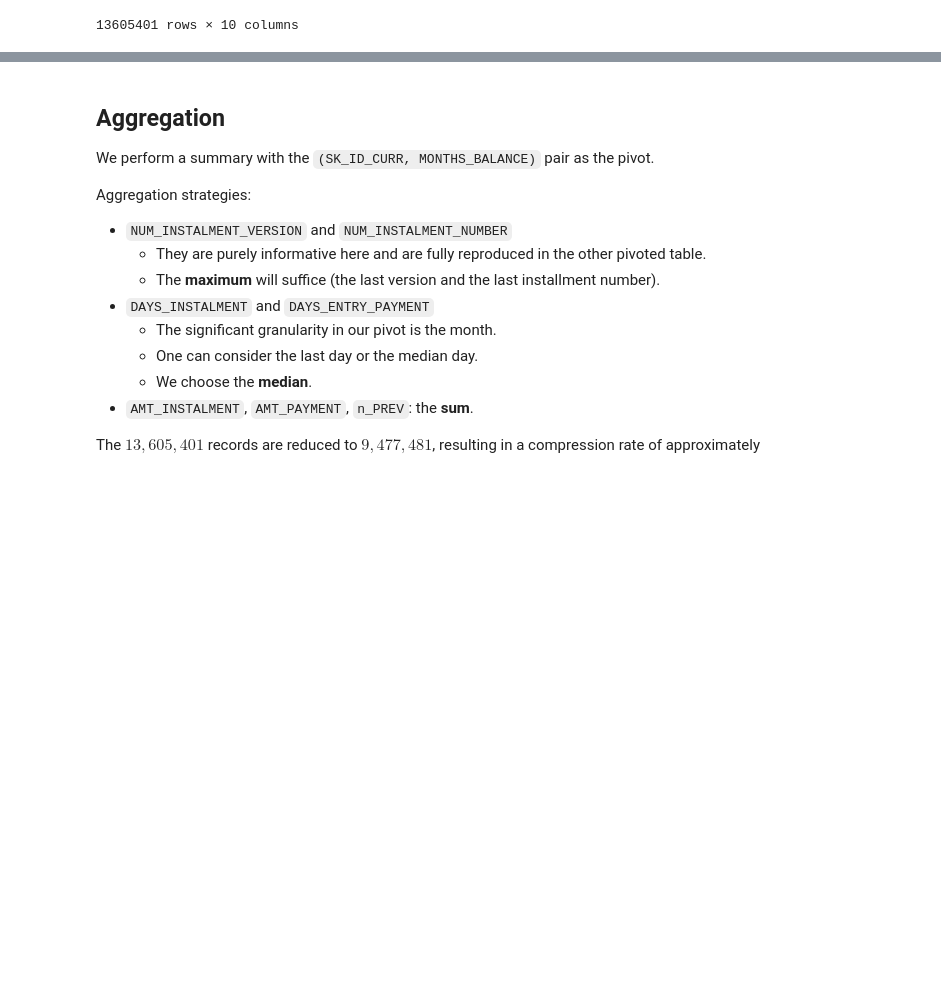
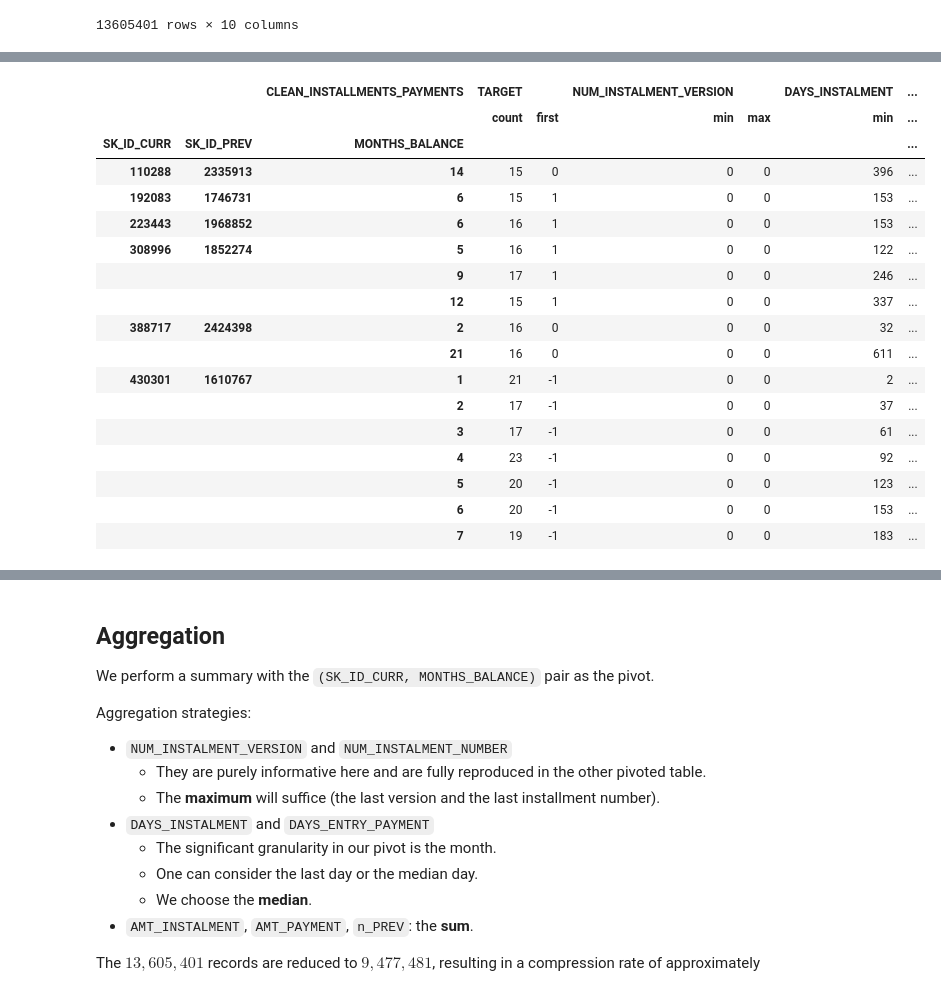
Before and after one commit to Franck-PepperLabs/pepper_credit_scoring_tool, a Jupyter notebook: notebooks/feature_engineering/merge/grouped_installments_payments.ipynb, the cells around one changed output, grey strips where cells are left out. Saved outputs shown, nothing was run; the diff lists cells and outputs as text; code cells hidden in the pictures; blank space fills up the shorter version.

Commit message:
grouping, feat. eng. on installments_payments.

```diff
--- a/notebooks/feature_engineering/merge/grouped_installments_payments.ipynb
+++ b/notebooks/feature_engineering/merge/grouped_installments_payments.ipynb
@@ -40,0 +382,15 @@ number of samples: 13 605 401
+# %%
+aggregated = data.reset_index()
+
+grouped = data.groupby(by=["SK_ID_CURR", "SK_ID_PREV", "MONTHS_BALANCE"])
+
+aggregated = grouped.agg({
+    "TARGET": ["count", "first"],
+    "NUM_INSTALMENT_VERSION": ["min", "max"],
+    "DAYS_INSTALMENT": ["min", "max"],
+    "DAYS_ENTRY_PAYMENT": ["min", "max"],
+    "AMT_INSTALMENT": "sum",
+    "AMT_PAYMENT": "sum"
+})
+
+display(aggregated)
@@ -40,0 +413,21 @@ number of samples: 13 605 401
+# %%
+display(aggregated[aggregated[("TARGET", "count")] > 14])
+# %% [output]
+|  |  | CLEAN_INSTALLMENTS_PAYMENTS | TARGET |  | NUM_INSTALMENT_VERSION |  | DAYS_INSTALMENT | ... |
+|  |  |  | count | first | min | max | min | ... |
+| SK_ID_CURR | SK_ID_PREV | MONTHS_BALANCE |  |  |  |  |  | ... |
+| 110288 | 2335913 | 14 | 15 | 0 | 0 | 0 | 396 | ... |
+| 192083 | 1746731 | 6 | 15 | 1 | 0 | 0 | 153 | ... |
+| 223443 | 1968852 | 6 | 16 | 1 | 0 | 0 | 153 | ... |
+| 308996 | 1852274 | 5 | 16 | 1 | 0 | 0 | 122 | ... |
+|  |  | 9 | 17 | 1 | 0 | 0 | 246 | ... |
+|  |  | 12 | 15 | 1 | 0 | 0 | 337 | ... |
+| 388717 | 2424398 | 2 | 16 | 0 | 0 | 0 | 32 | ... |
+|  |  | 21 | 16 | 0 | 0 | 0 | 611 | ... |
+| 430301 | 1610767 | 1 | 21 | -1 | 0 | 0 | 2 | ... |
+|  |  | 2 | 17 | -1 | 0 | 0 | 37 | ... |
+|  |  | 3 | 17 | -1 | 0 | 0 | 61 | ... |
+|  |  | 4 | 23 | -1 | 0 | 0 | 92 | ... |
+|  |  | 5 | 20 | -1 | 0 | 0 | 123 | ... |
+|  |  | 6 | 20 | -1 | 0 | 0 | 153 | ... |
+|  |  | 7 | 19 | -1 | 0 | 0 | 183 | ... |
```
Also changed, not shown: parts of 36 cells of this notebook, 18 other files.
